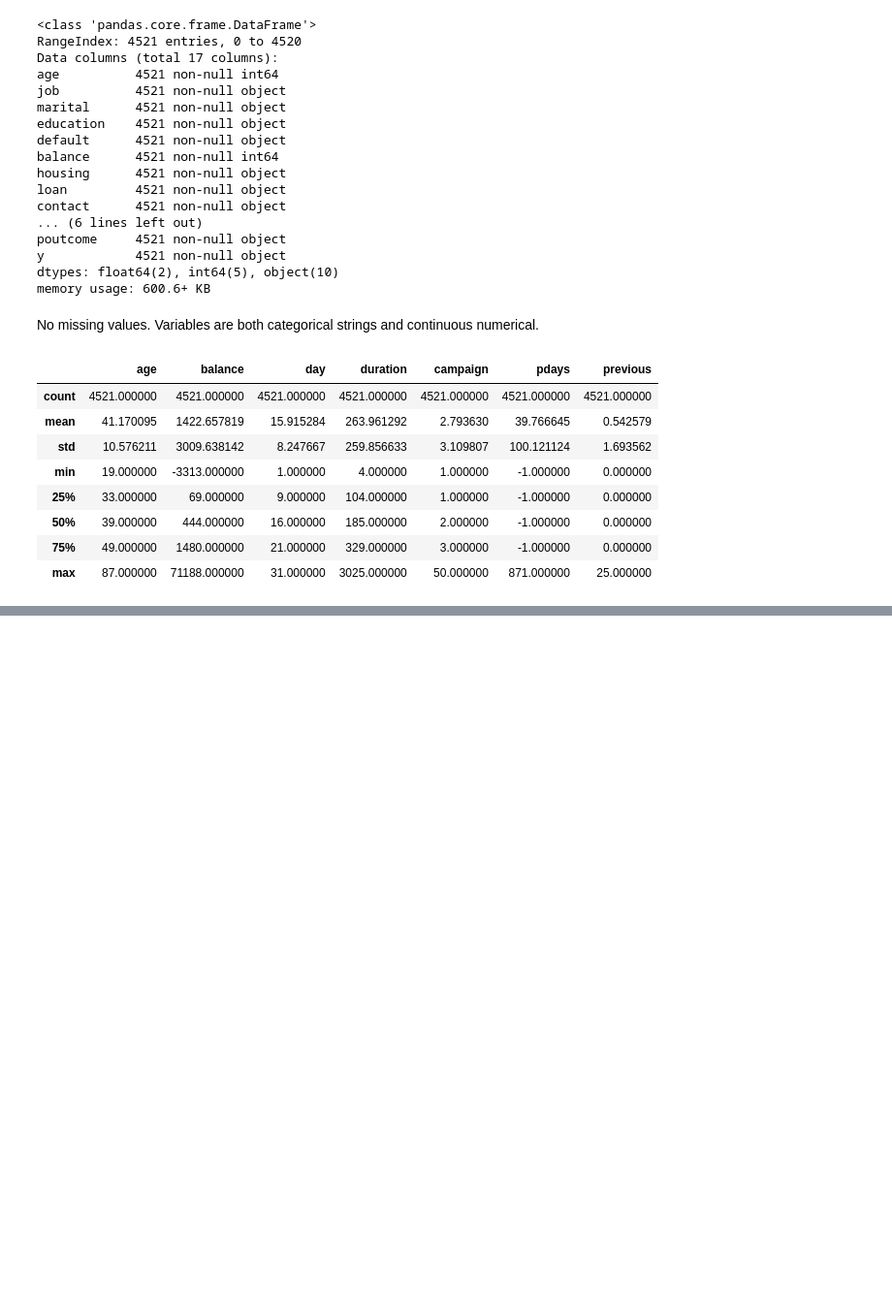
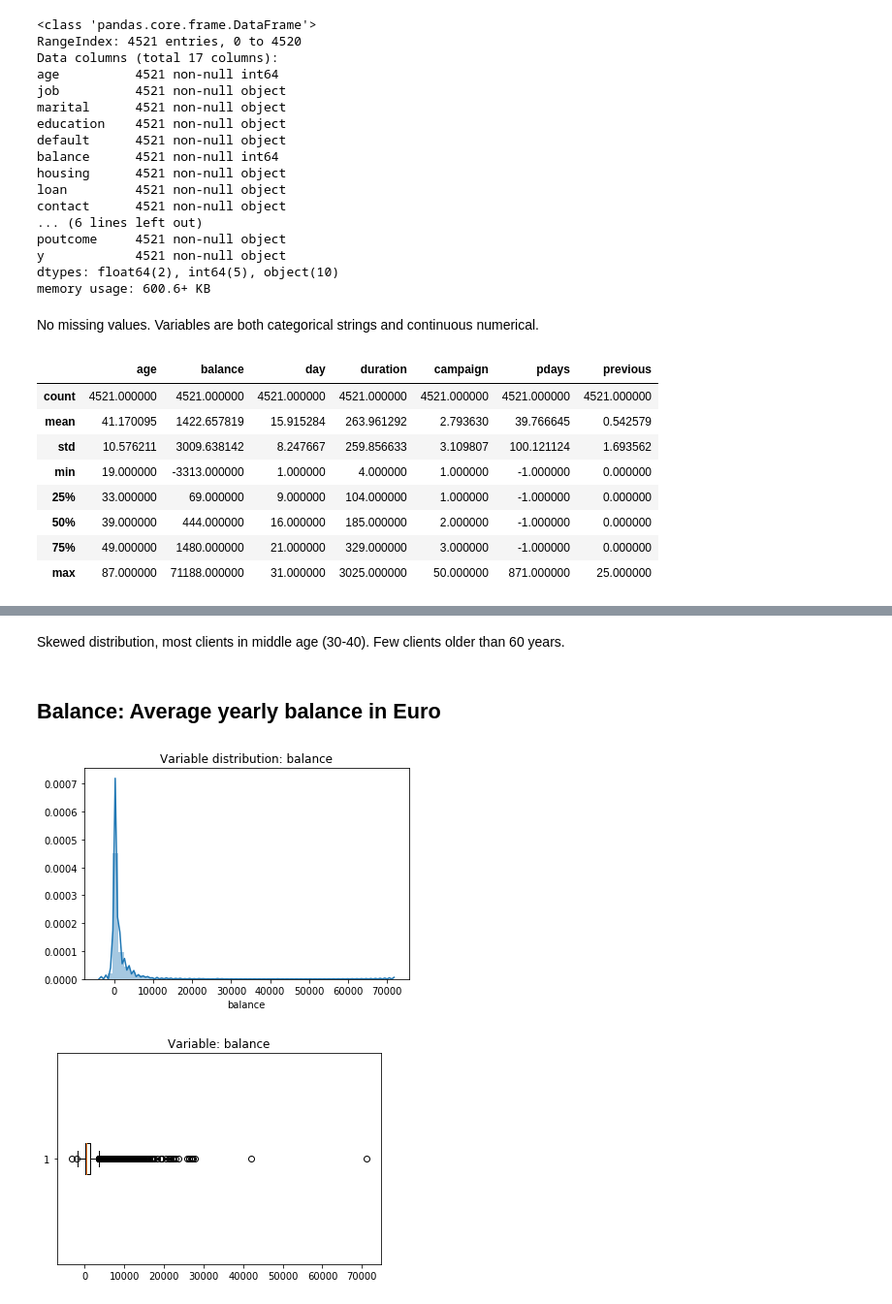
Before and after one commit to okcze/WUM-project-1, a Jupyter notebook: exploration.ipynb, the cells around one changed output, grey strips where cells are left out. Shown: that part at 97% size. Drawn from its saved outputs; the diff is of its cells as text; code cells hidden in the pictures; blank space fills up the shorter version.

```diff
--- a/exploration.ipynb
+++ b/exploration.ipynb
@@ -52,0 +71,9 @@ df.describe()
+# %% [markdown]
+Skewed distribution, most clients in middle age (30-40). Few clients older than 60 years.
+# %% [markdown]
+## Balance: Average yearly balance in Euro
+# %%
+plot_var(df.balance, "balance")
+# %% [output]
+[figure, added]
+[figure, added]
```
Also changed, not shown: parts of 26 cells of this notebook.
